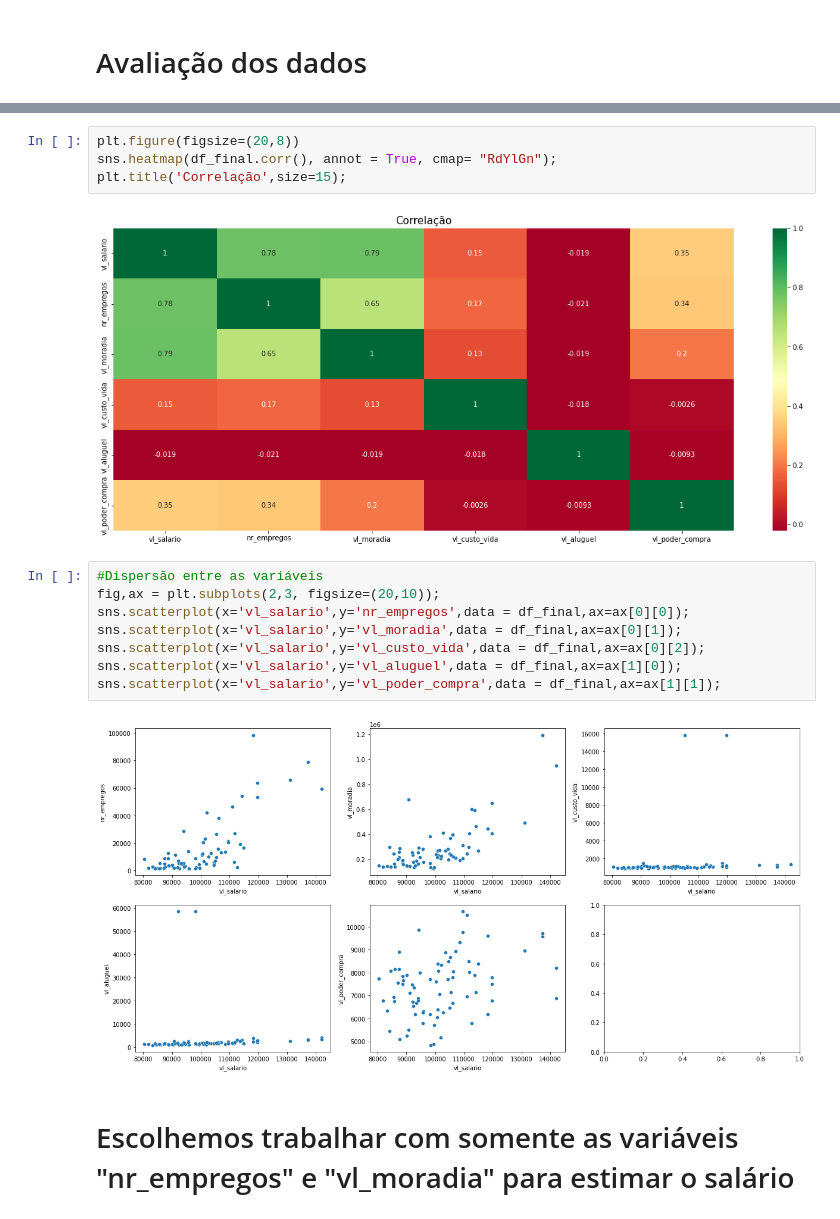
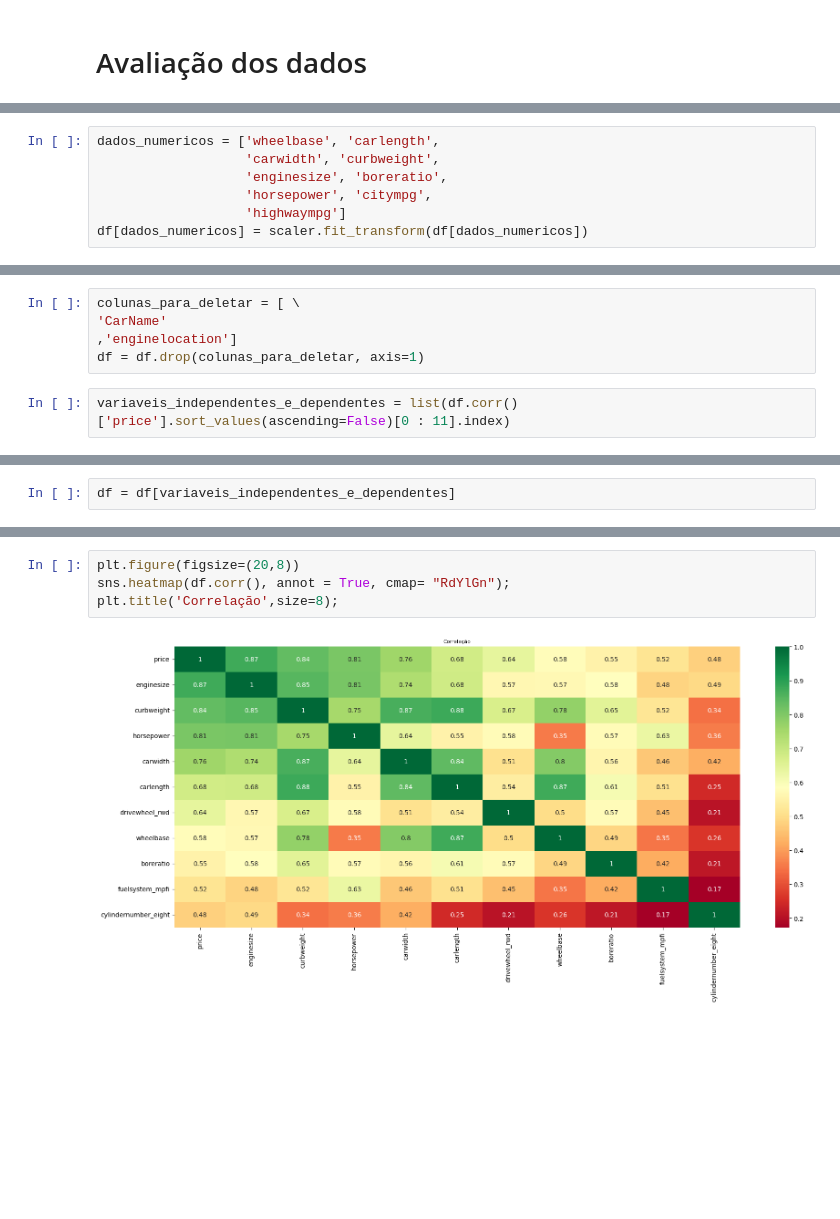
Before and after one commit to maria2122/Regressao_Multipla_em_Python, a Jupyter notebook: static/dados/coleta.ipynb, the cells around one changed output, grey strips where cells are left out. Cells and saved outputs as stored; diff of their text form; blank space fills up the shorter version.

```diff
--- a/static/dados/coleta.ipynb
+++ b/static/dados/coleta.ipynb
@@ -156,0 +177,7 @@ Notas observações:
+# %%
+dados_numericos = ['wheelbase', 'carlength',
+                   'carwidth', 'curbweight',
+                   'enginesize', 'boreratio',
+                   'horsepower', 'citympg',
+                   'highwaympg']
+df[dados_numericos] = scaler.fit_transform(df[dados_numericos])
@@ -157,2 +216,9 @@ Notas observações:
+# %%
+colunas_para_deletar = [ \
+'CarName'
+,'enginelocation']
+df = df.drop(colunas_para_deletar, axis=1)
+# %%
+variaveis_independentes_e_dependentes = list(df.corr()['price'].sort_values(ascending=False)[0 : 11].index)
 # %%
 print('Tabela descritiva das variáveis:')
@@ -178 +237,3 @@ Aqui podemos visualizar melhor os OUTLIERS.
+# %%
+df = df[variaveis_independentes_e_dependentes]
 # %%
@@ -182,18 +244,6 @@ df_final[['nr_empregos', 'vl_moradia', 'vl_salario', 'vl_custo_vida', 'vl_alugue
 # %%
 plt.figure(figsize=(20,8))
-sns.heatmap(df_final.corr(), annot = True, cmap= "RdYlGn");
-plt.title('Correlação',size=15);
+sns.heatmap(df.corr(), annot = True, cmap= "RdYlGn");
+plt.title('Correlação',size=8);
 # %% [output]
-[figure, old version]
+[figure, new version]
-# %%
-#Dispersão entre as variáveis
-fig,ax = plt.subplots(2,3, figsize=(20,10));
-sns.scatterplot(x='vl_salario',y='nr_empregos',data = df_final,ax=ax[0][0]);
-sns.scatterplot(x='vl_salario',y='vl_moradia',data = df_final,ax=ax[0][1]);
-sns.scatterplot(x='vl_salario',y='vl_custo_vida',data = df_final,ax=ax[0][2]);
-sns.scatterplot(x='vl_salario',y='vl_aluguel',data = df_final,ax=ax[1][0]);
-sns.scatterplot(x='vl_salario',y='vl_poder_compra',data = df_final,ax=ax[1][1]);
-# %% [output]
-[figure, removed]
-# %% [markdown]
-# Escolhemos trabalhar com somente as variáveis "nr_empregos" e "vl_moradia" para estimar o salário
```
Also changed, not shown: parts of 37 cells of this notebook, 4 other files.
